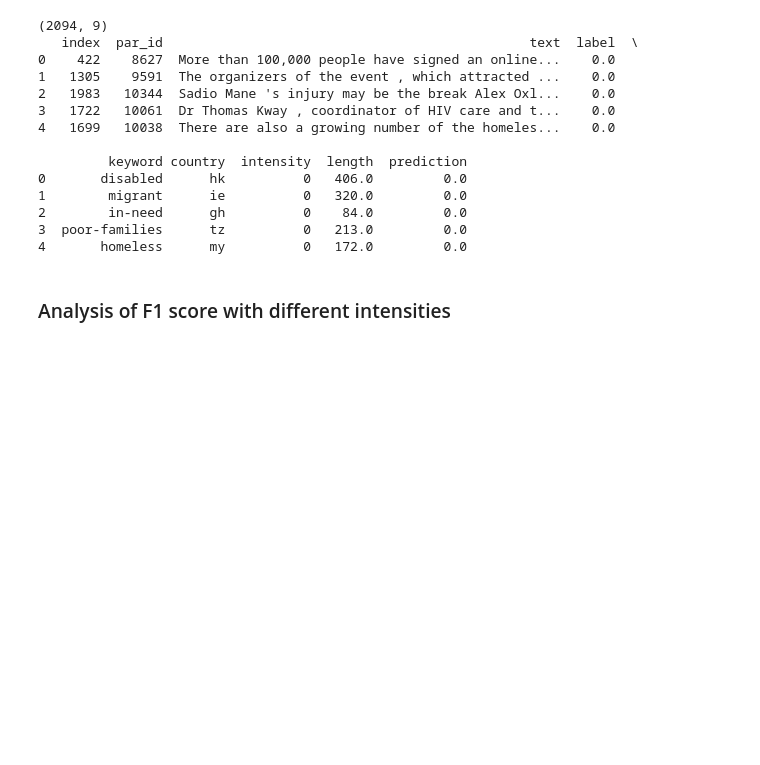
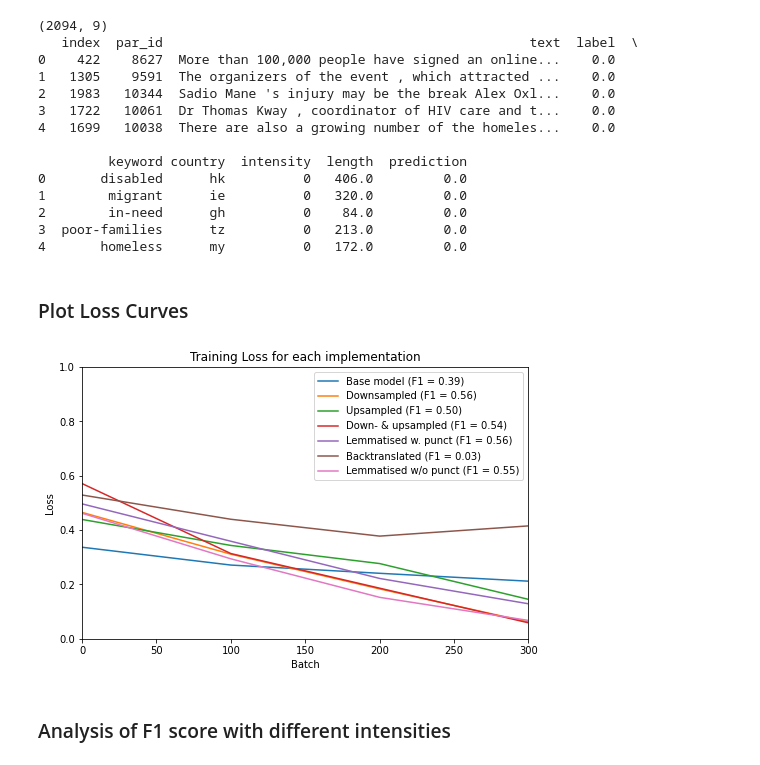
Before and after one commit to Loumstar/Improving-RoBERTa, a Jupyter notebook: data_presentation.ipynb, the cells around one changed output. Cells and saved outputs as stored; diff of their text form; code cells hidden in the pictures; blank space fills up the shorter version.

```diff
--- a/data_presentation.ipynb
+++ b/data_presentation.ipynb
@@ -25,6 +25,48 @@ print(annotated_test_dataset.head())
 2        in-need      gh          0    84.0         0.0
 3  poor-families      tz          0   213.0         0.0
 4       homeless      my          0   172.0         0.0
+# %% [markdown]
+### Plot Loss Curves
+# %%
+# Recorded loss values for different implementations of the model
+baseline_loss = np.array([0.3369, 0.2713, 0.2410, 0.2120, 0.2727, 0.2107, 0.1947])
+downsample_loss = np.array([0.4651, 0.3113, 0.1835, 0.0619])
+upsample_loss = np.array([0.4391, 0.3435, 0.2768, 0.1451])
+down_upsample_loss = np.array([0.5711, 0.3136, 0.1862, 0.0588])
+lemmatised_loss = np.array([0.4964, 0.3589, 0.2220, 0.1288])
+backtranslated_loss = np.array([0.5290, 0.4398, 0.3778, 0.4154, 0.3843, 0.3832, 0.3817])
+lemmatised_no_punct_loss = np.array([0.4618, 0.2942, 0.1525, 0.0676])
+
+losses = [
+    (baseline_loss, "Base model (F1 = 0.39)"),
+    (downsample_loss, "Downsampled (F1 = 0.56)"),
+    (upsample_loss, "Upsampled (F1 = 0.50)"),
+    (down_upsample_loss, "Down- & upsampled (F1 = 0.54)"),
+    (lemmatised_loss, "Lemmatised w. punct (F1 = 0.56)"),
+    (backtranslated_loss, "Backtranslated (F1 = 0.03)"),
+    (lemmatised_no_punct_loss, "Lemmatised w/o punct (F1 = 0.55)")
+]
+
+figure, axis = plt.subplots()
+
+
+for loss, label in losses:
+    batches = np.arange(0, len(loss) * 100, 100)
+    axis.plot(batches, loss, label=label)
+
+figure.set_size_inches((8, 5))
+
+axis.set_ylabel("Loss")
+axis.set_xlabel("Batch")
+axis.set_title("Training Loss for each implementation")
+axis.set_xlim(0, 300)
+axis.set_ylim(0, 1)
+
+axis.legend()
+
+plt.show()
+# %% [output]
+[figure, added]
 # %% [markdown]
 ### Analysis of F1 score with different intensities
 # %%
```
Also changed, not shown: parts of 2 cells of this notebook, 12 other files.
